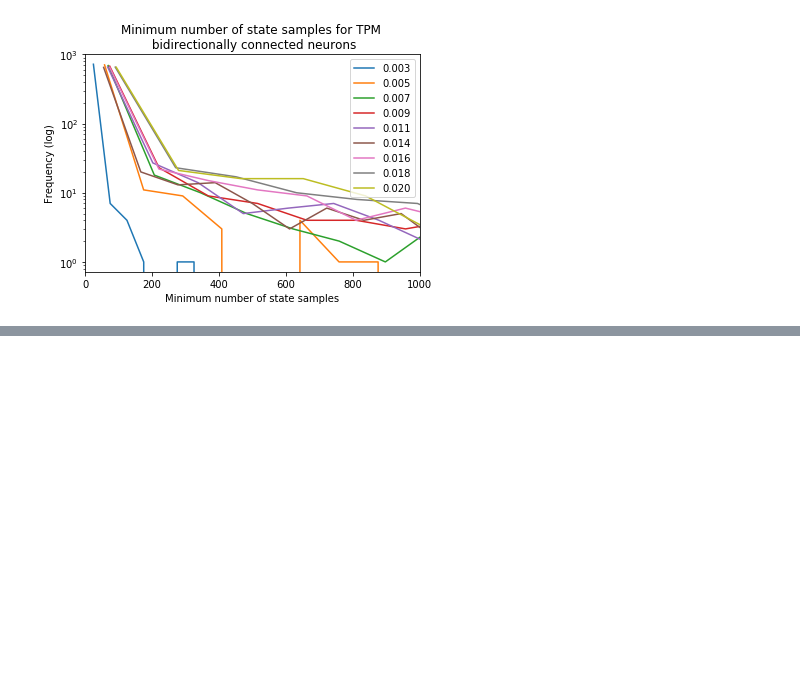
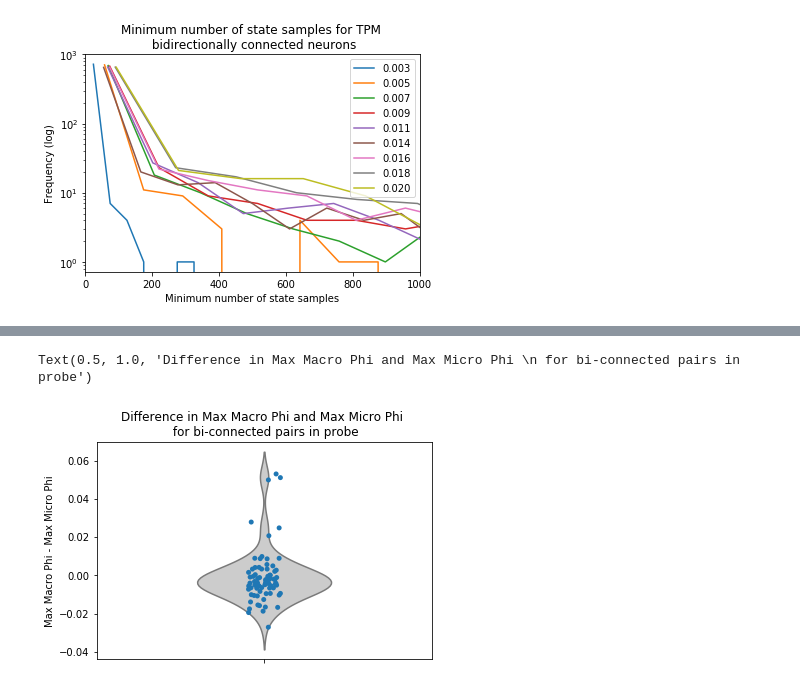
Before and after one commit to mmasque/temporal_emergence, a Jupyter notebook: spiking_statistics.ipynb, the cells around one changed output, grey strips where cells are left out. Drawn from its saved outputs; the diff is of its cells as text; code cells hidden in the pictures; blank space fills up the shorter version.

```diff
--- a/spiking_statistics.ipynb
+++ b/spiking_statistics.ipynb
@@ -240,0 +257,23 @@ minimal_connections.shape
+# %%
+### PLOT PHI diffs for bidirectionally connected neurons
+diffs = []
+max_micros = []
+max_macros = []
+for i in range(micro_macros_bidirectionally.shape[0]):
+    max_micro = np.nanmax(micro_macros_bidirectionally[i,0])
+    max_macro = np.nanmax(micro_macros_bidirectionally[i,1])
+
+    diffs.append(max_macro - max_micro)
+    max_micros.append(max_micro)
+    max_macros.append(max_macro)
+# %%
+import seaborn as sns
+diffs = np.array(diffs)
+diffs = diffs[~np.isnan(diffs)]
+ax = sns.violinplot(diffs, orient='v', color=".8", inner=None, width=0.4)
+ax = sns.stripplot(diffs, orient='v',jitter=0.05)
+plt.ylabel("Max Macro Phi - Max Micro Phi")
+plt.title("Difference in Max Macro Phi and Max Micro Phi \n for bi-connected pairs in probe")
+# %% [output]
+Text(0.5, 1.0, 'Difference in Max Macro Phi and Max Micro Phi \n for bi-connected pairs in probe')
+[figure, added]
```
Also changed, not shown: parts of 3 cells of this notebook, 5 other files.
